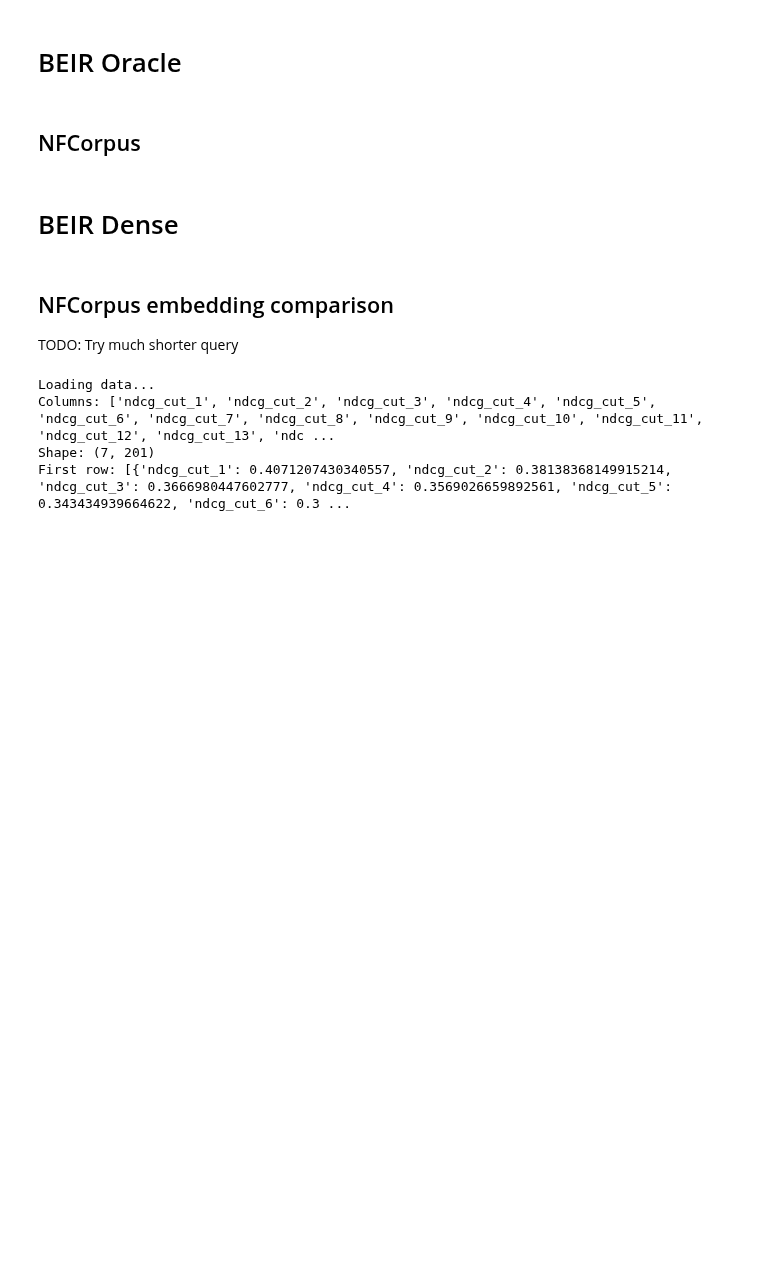
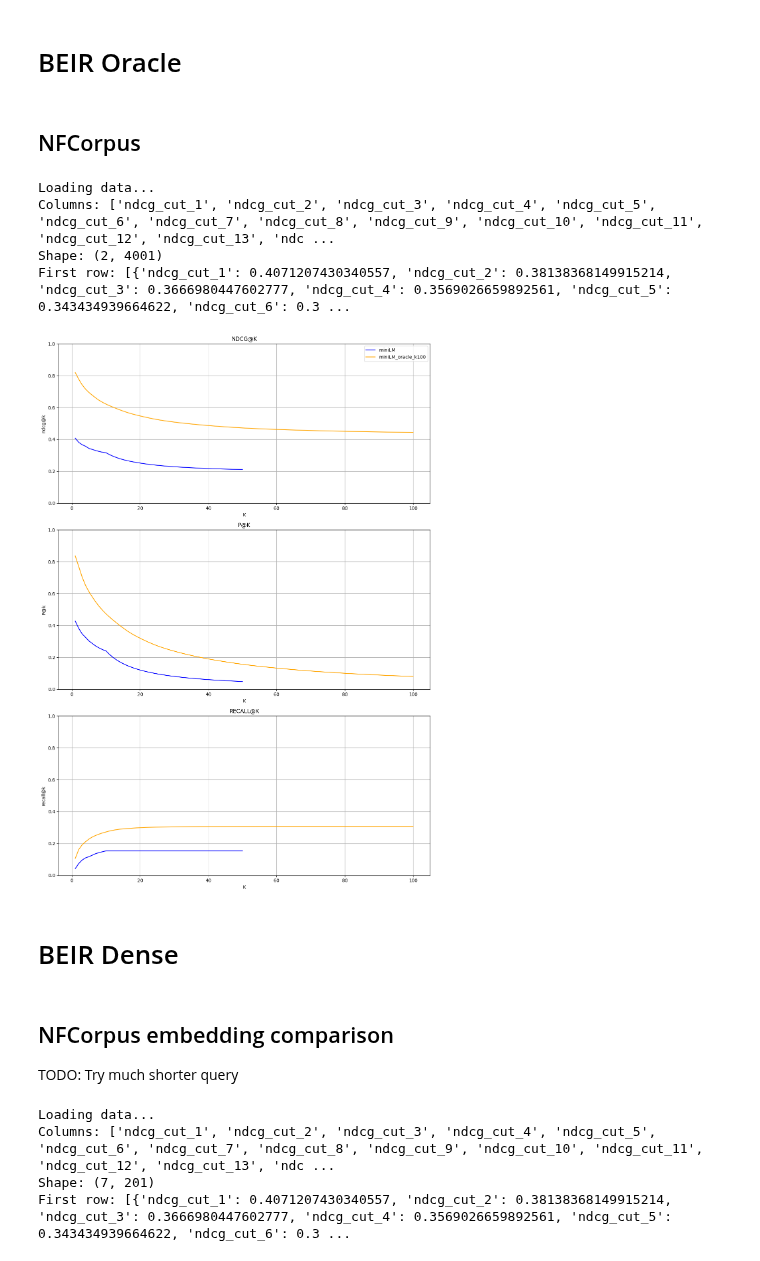
Before and after one commit to D3Mlab/nl-pe, a Jupyter notebook: notebooks/plots/trec.ipynb, the cells around one changed output. Cells and saved outputs as stored; diff of their text form; code cells hidden in the pictures; blank space fills up the shorter version.

```diff
--- a/notebooks/plots/trec.ipynb
+++ b/notebooks/plots/trec.ipynb
@@ -21,23 +21,29 @@ from nl_pe.ploting.trec import plot_trec_metrics_vs_k
 # %%
 method_paths =  [
                 'trials/ir/nfcorpus/dense/miniLM',
                 'trials/ir/nfcorpus/oracle/miniLM/100',
                 ]
 
 method_names = [
             'miniLM',
             'miniLM_oracle_k100',
 ]
 
 line_styles = [
     {'linestyle': 'solid', 'color': 'blue'},
     {'linestyle': 'solid', 'color': 'orange'},
 ]
 
 metrics = ['ndcg', 'P', 'recall']
 
-plot_trec_metrics_vs_k(step_size=1, k=10, metrics=metrics, method_paths = method_paths, method_names=method_names, line_styles=line_styles,
+plot_trec_metrics_vs_k(step_size=1, k=100, metrics=metrics, method_paths = method_paths, method_names=method_names, line_styles=line_styles,
               title = "")
+# %% [output]
+Loading data...
+Columns: ['ndcg_cut_1', 'ndcg_cut_2', 'ndcg_cut_3', 'ndcg_cut_4', 'ndcg_cut_5', 'ndcg_cut_6', 'ndcg_cut_7', 'ndcg_cut_8', 'ndcg_cut_9', 'ndcg_cut_10', 'ndcg_cut_11', 'ndcg_cut_12', 'ndcg_cut_13', 'ndc ...
+Shape: (2, 4001)
+First row: [{'ndcg_cut_1': 0.4071207430340557, 'ndcg_cut_2': 0.38138368149915214, 'ndcg_cut_3': 0.3666980447602777, 'ndcg_cut_4': 0.3569026659892561, 'ndcg_cut_5': 0.343434939664622, 'ndcg_cut_6': 0.3 ...
+[figure, added]
 # %% [markdown]
 # BEIR Dense
 # %% [markdown]
```
Also changed, not shown: 1 other file.
